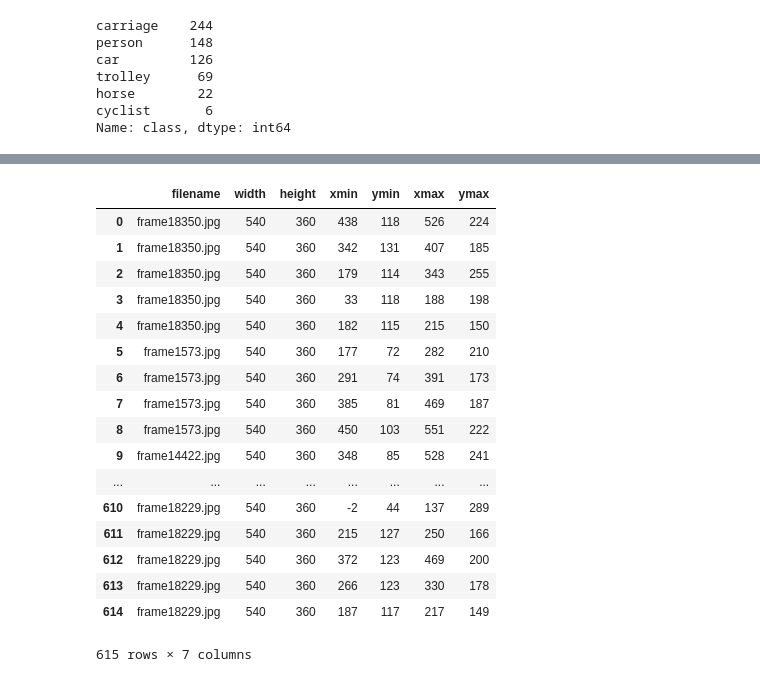
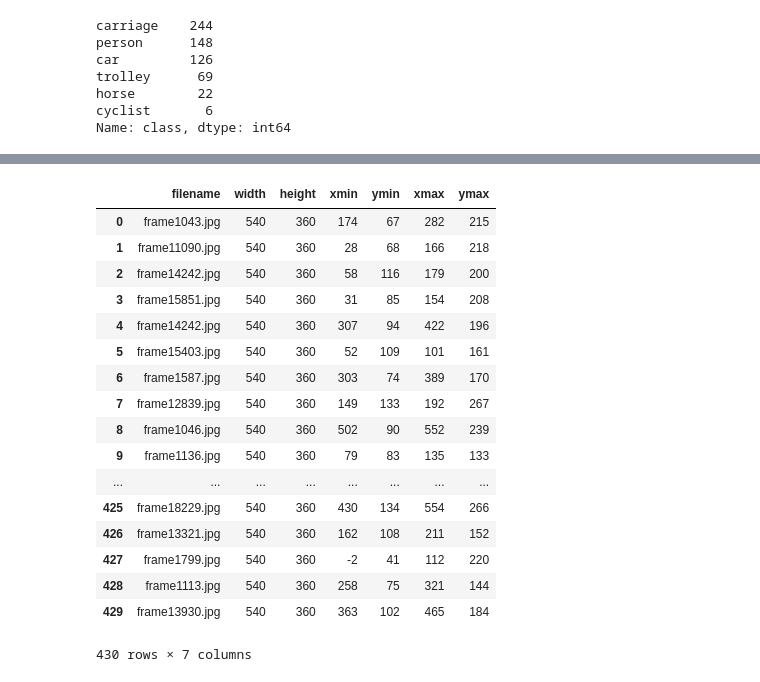
Before and after one commit to ssimontacchi/1906-Traffic-Patterns-Market-St-SF, a Jupyter notebook: delete_unannotated_scratch.ipynb, the cells around one changed output, grey strips where cells are left out. Drawn from its saved outputs; the diff is of its cells as text; code cells hidden in the pictures.

```diff
--- a/delete_unannotated_scratch.ipynb
+++ b/delete_unannotated_scratch.ipynb
@@ -185,22 +187,22 @@ array([182, 432,  40, 284, 499, 331, 344,  27, 366, 373, 487, 489, 115,
-# %%
-X
-# %% [output]
-|  | filename | width | height | xmin | ymin | xmax | ymax |
-| 0 | frame18350.jpg | 540 | 360 | 438 | 118 | 526 | 224 |
-| 1 | frame18350.jpg | 540 | 360 | 342 | 131 | 407 | 185 |
-| 2 | frame18350.jpg | 540 | 360 | 179 | 114 | 343 | 255 |
-| 3 | frame18350.jpg | 540 | 360 | 33 | 118 | 188 | 198 |
-| 4 | frame18350.jpg | 540 | 360 | 182 | 115 | 215 | 150 |
-| 5 | frame1573.jpg | 540 | 360 | 177 | 72 | 282 | 210 |
-| 6 | frame1573.jpg | 540 | 360 | 291 | 74 | 391 | 173 |
-| 7 | frame1573.jpg | 540 | 360 | 385 | 81 | 469 | 187 |
-| 8 | frame1573.jpg | 540 | 360 | 450 | 103 | 551 | 222 |
-| 9 | frame14422.jpg | 540 | 360 | 348 | 85 | 528 | 241 |
-| ... | ... | ... | ... | ... | ... | ... | ... |
-| 610 | frame18229.jpg | 540 | 360 | -2 | 44 | 137 | 289 |
-| 611 | frame18229.jpg | 540 | 360 | 215 | 127 | 250 | 166 |
-| 612 | frame18229.jpg | 540 | 360 | 372 | 123 | 469 | 200 |
-| 613 | frame18229.jpg | 540 | 360 | 266 | 123 | 330 | 178 |
-| 614 | frame18229.jpg | 540 | 360 | 187 | 117 | 217 | 149 |
-615 rows × 7 columns
+# %%
+X_train
+# %% [output]
+|  | filename | width | height | xmin | ymin | xmax | ymax |
+| 0 | frame1043.jpg | 540 | 360 | 174 | 67 | 282 | 215 |
+| 1 | frame11090.jpg | 540 | 360 | 28 | 68 | 166 | 218 |
+| 2 | frame14242.jpg | 540 | 360 | 58 | 116 | 179 | 200 |
+| 3 | frame15851.jpg | 540 | 360 | 31 | 85 | 154 | 208 |
+| 4 | frame14242.jpg | 540 | 360 | 307 | 94 | 422 | 196 |
+| 5 | frame15403.jpg | 540 | 360 | 52 | 109 | 101 | 161 |
+| 6 | frame1587.jpg | 540 | 360 | 303 | 74 | 389 | 170 |
+| 7 | frame12839.jpg | 540 | 360 | 149 | 133 | 192 | 267 |
+| 8 | frame1046.jpg | 540 | 360 | 502 | 90 | 552 | 239 |
+| 9 | frame1136.jpg | 540 | 360 | 79 | 83 | 135 | 133 |
+| ... | ... | ... | ... | ... | ... | ... | ... |
+| 425 | frame18229.jpg | 540 | 360 | 430 | 134 | 554 | 266 |
+| 426 | frame13321.jpg | 540 | 360 | 162 | 108 | 211 | 152 |
+| 427 | frame1799.jpg | 540 | 360 | -2 | 41 | 112 | 220 |
+| 428 | frame1113.jpg | 540 | 360 | 258 | 75 | 321 | 144 |
+| 429 | frame13930.jpg | 540 | 360 | 363 | 102 | 465 | 184 |
+430 rows × 7 columns
 # %%
```
Also changed, not shown: parts of 11 cells of this notebook, 9 other files.
